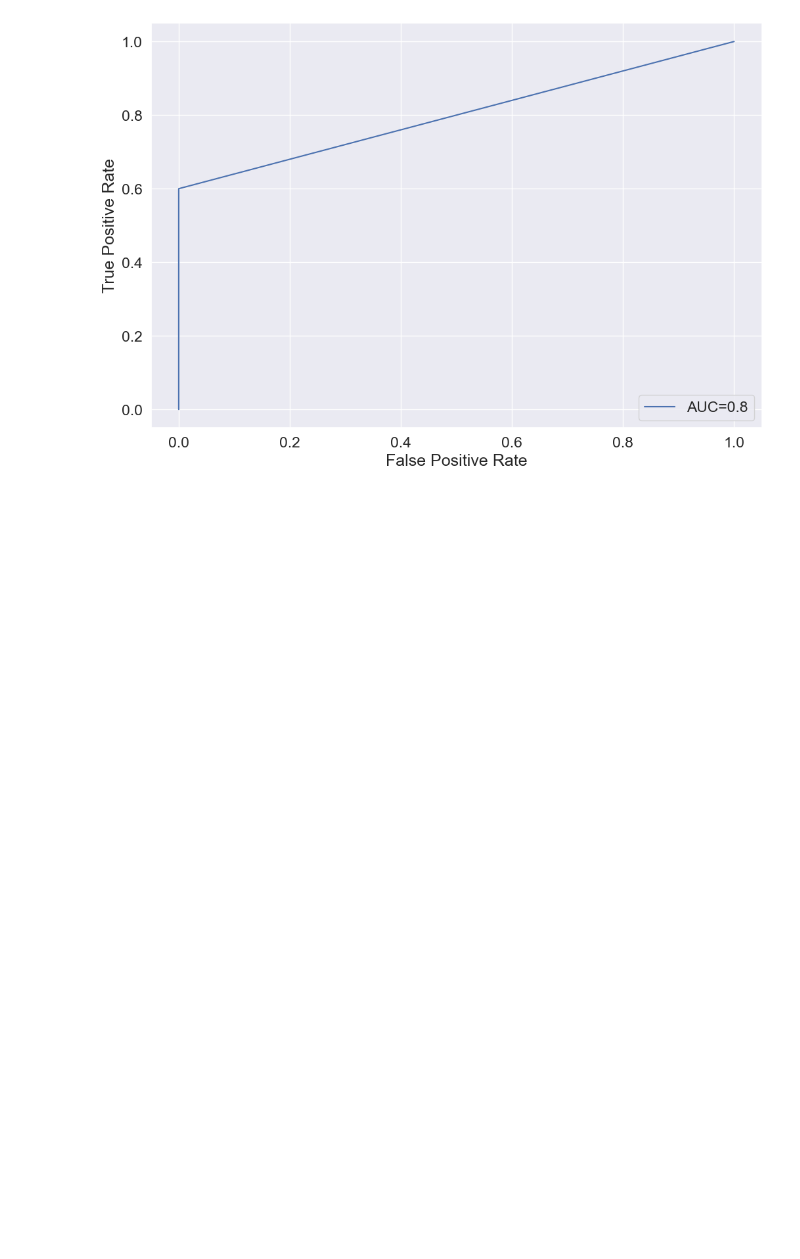
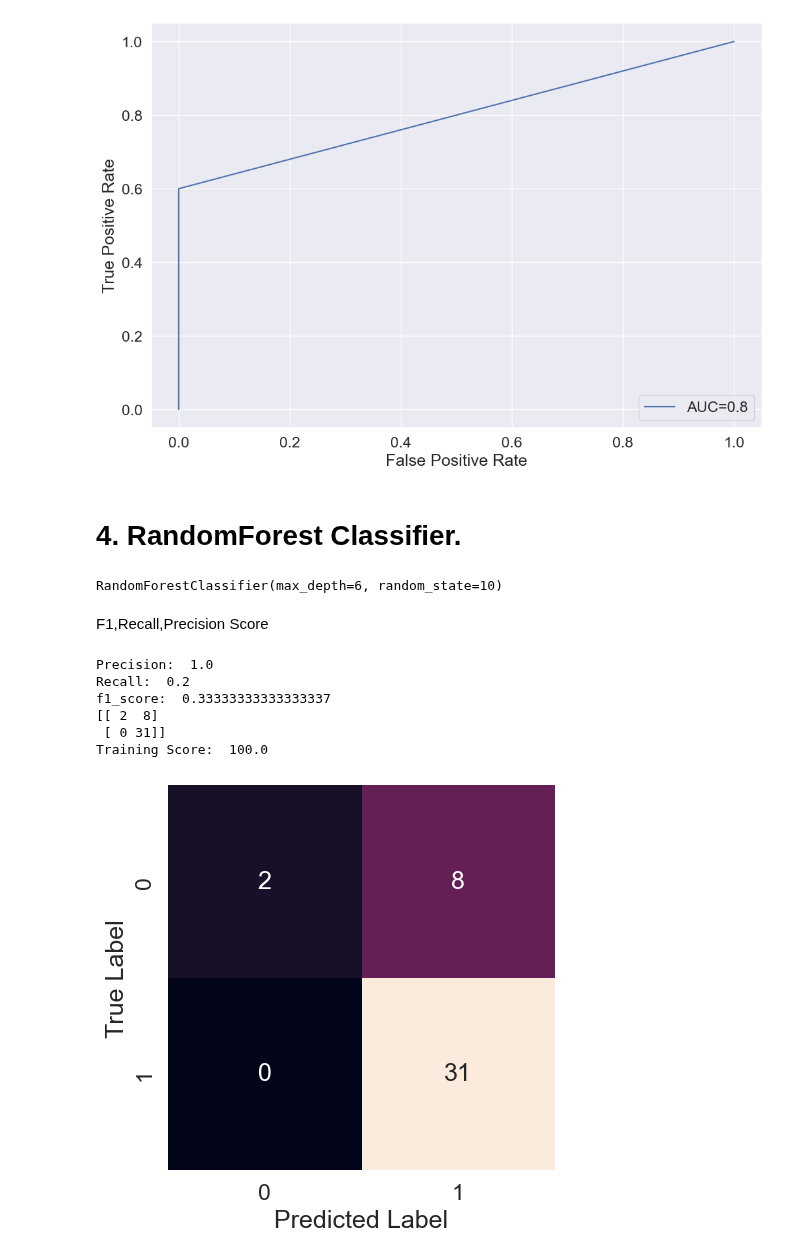
Before and after one commit to n8fury/MVP_Predictor-T20_Mens_Worldcup_2022, a Jupyter notebook: Notebooks/models.ipynb, the cells around one changed output. Cells and saved outputs as stored; diff of their text form; code cells hidden in the pictures; blank space fills up the shorter version.

Commit message:
implemented Random Forest Classifier

```diff
--- a/Notebooks/models.ipynb
+++ b/Notebooks/models.ipynb
@@ -483,3 +483,35 @@ plt.legend(loc=4)
 plt.show()
 # %% [output]
 [figure]
+# %% [markdown]
+# 4. RandomForest Classifier.
+# %%
+from sklearn.ensemble import RandomForestClassifier
+
+rfc = RandomForestClassifier(max_depth=6, random_state=10)
+rfc.fit(x_train_scaled, y_train)
+# %% [output]
+RandomForestClassifier(max_depth=6, random_state=10)
+# %%
+y_pred_rfc=rfc.predict(x_test_scaled)
+# %% [markdown]
+F1,Recall,Precision Score
+# %%
+from sklearn.metrics import precision_score, recall_score, f1_score, accuracy_score, confusion_matrix, r2_score
+
+print('Precision: ', precision_score(y_test, y_pred_rfc))
+print('Recall: ', recall_score(y_test, y_pred_rfc))
+print('f1_score: ', f1_score(y_test, y_pred_rfc))
+print(confusion_matrix(y_test, y_pred_rfc, labels=(1, 0)))
+print("Training Score: ", rfc.score(x_train_scaled, y_train)*100)
+# %% [output]
+Precision:  1.0
+Recall:  0.2
+f1_score:  0.33333333333333337
+[[ 2  8]
+ [ 0 31]]
+Training Score:  100.0
+# %%
+conf_matrix(y_test,y_pred_rfc)
+# %% [output]
+[figure, added]
```
Also changed, not shown: parts of 6 cells of this notebook.
